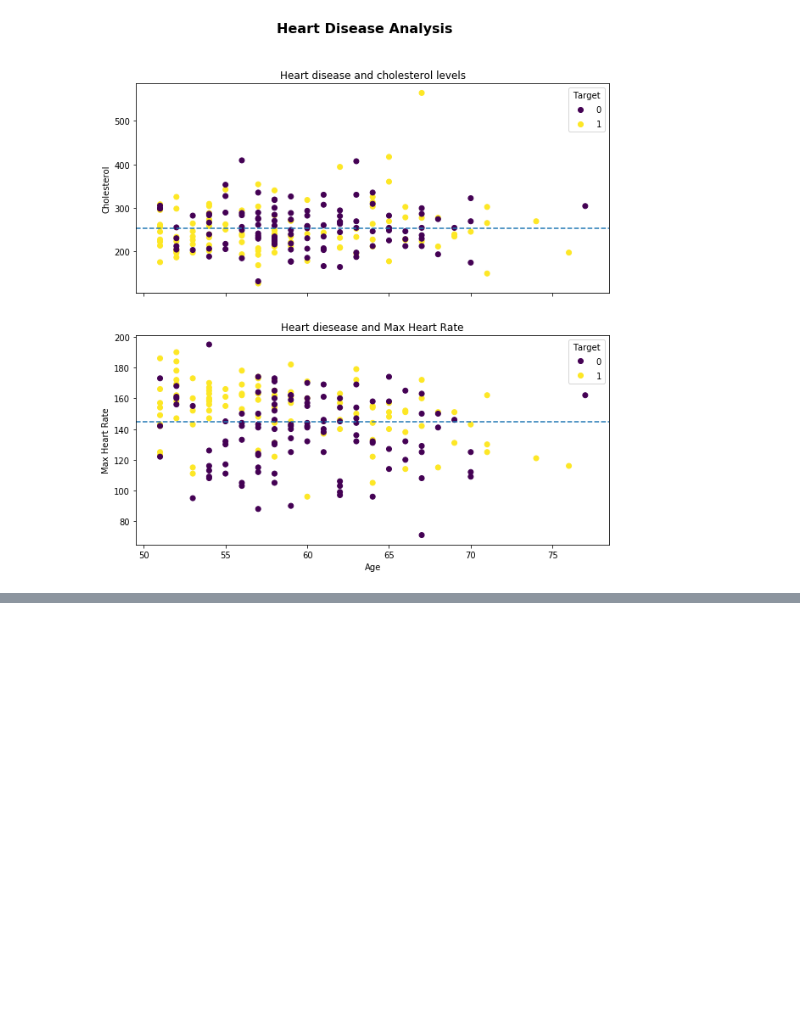
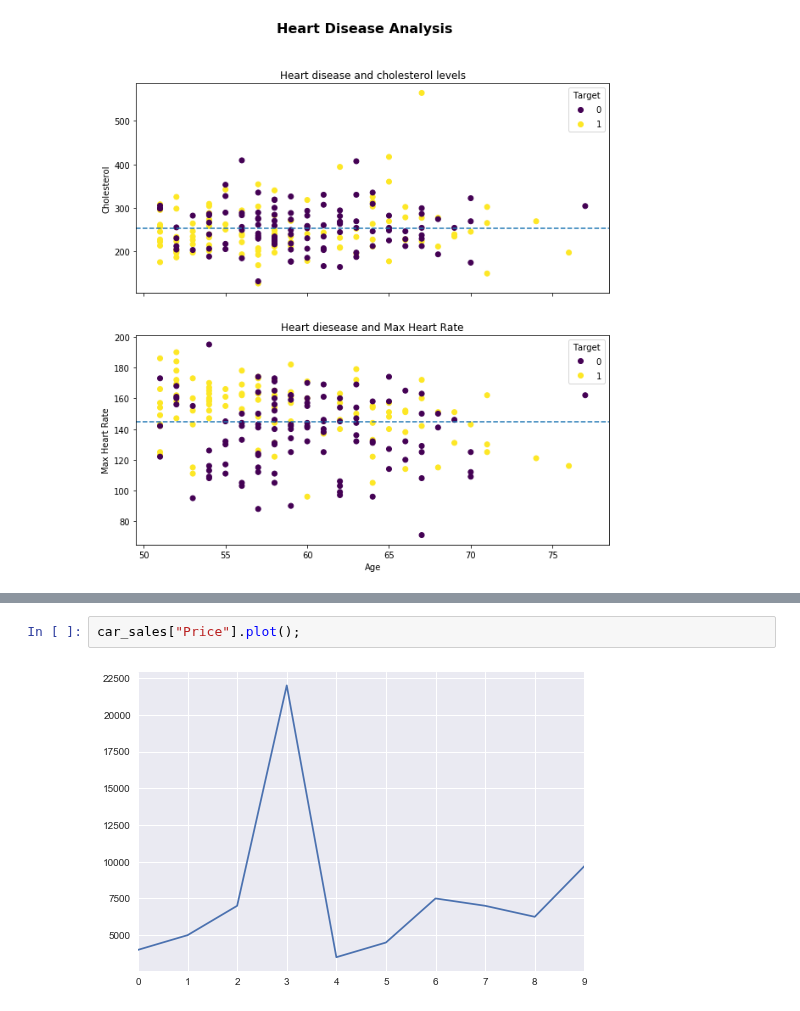
Before and after one commit to UlisesJuarez/Machine-learning-Introduction, a Jupyter notebook: matplotlib plotting and data visualization/Introduction to matplotlib.ipynb, the cells around one changed output, grey strips where cells are left out. Cells and saved outputs as stored; diff of their text form; blank space fills up the shorter version.

```diff
--- a/matplotlib plotting and data visualization/Introduction to matplotlib.ipynb
+++ b/matplotlib plotting and data visualization/Introduction to matplotlib.ipynb
@@ -544,0 +589,4 @@ fig.suptitle("Heart Disease Analysis",fontsize=16, fontweight="bold");
+# %%
+car_sales["Price"].plot();
+# %% [output]
+[figure, added]
```
Also changed, not shown: parts of 13 cells of this notebook.
